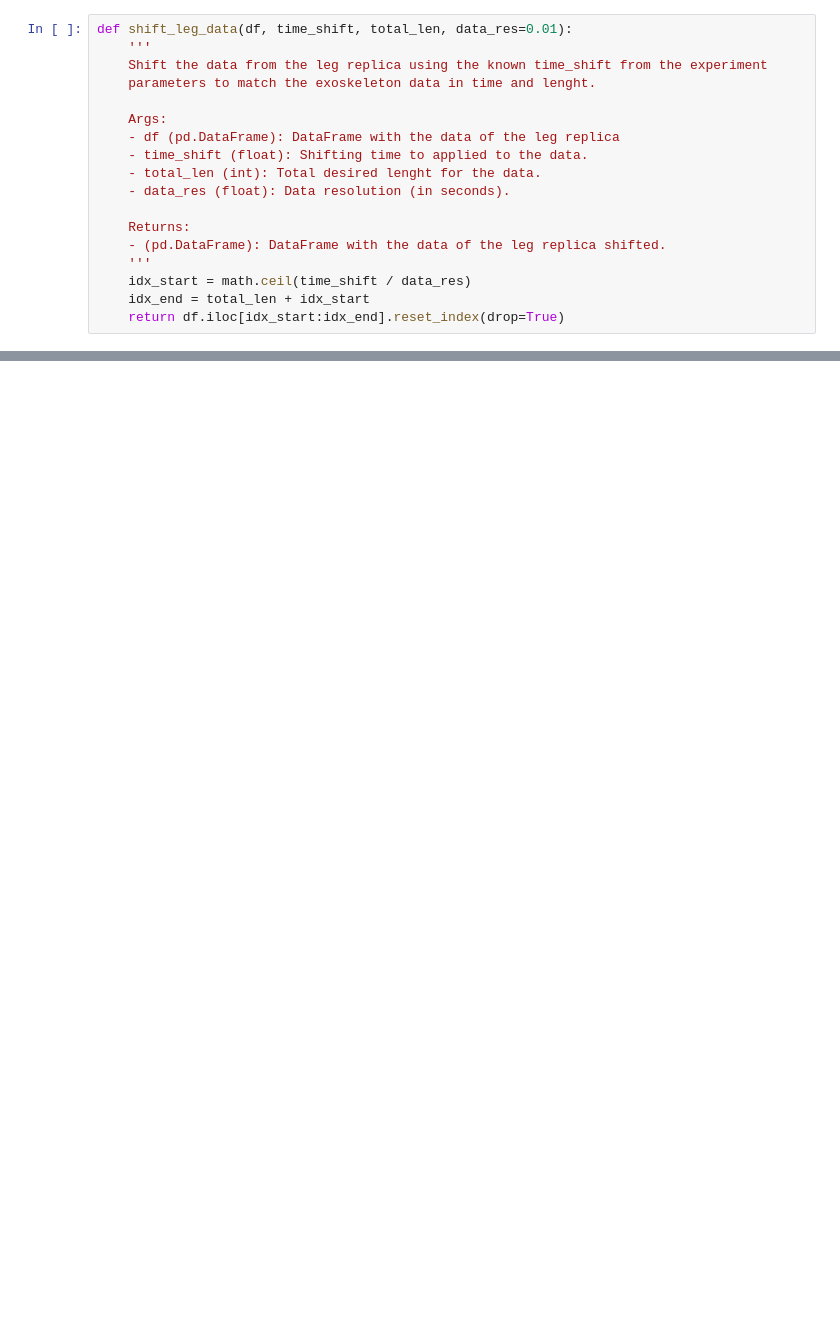
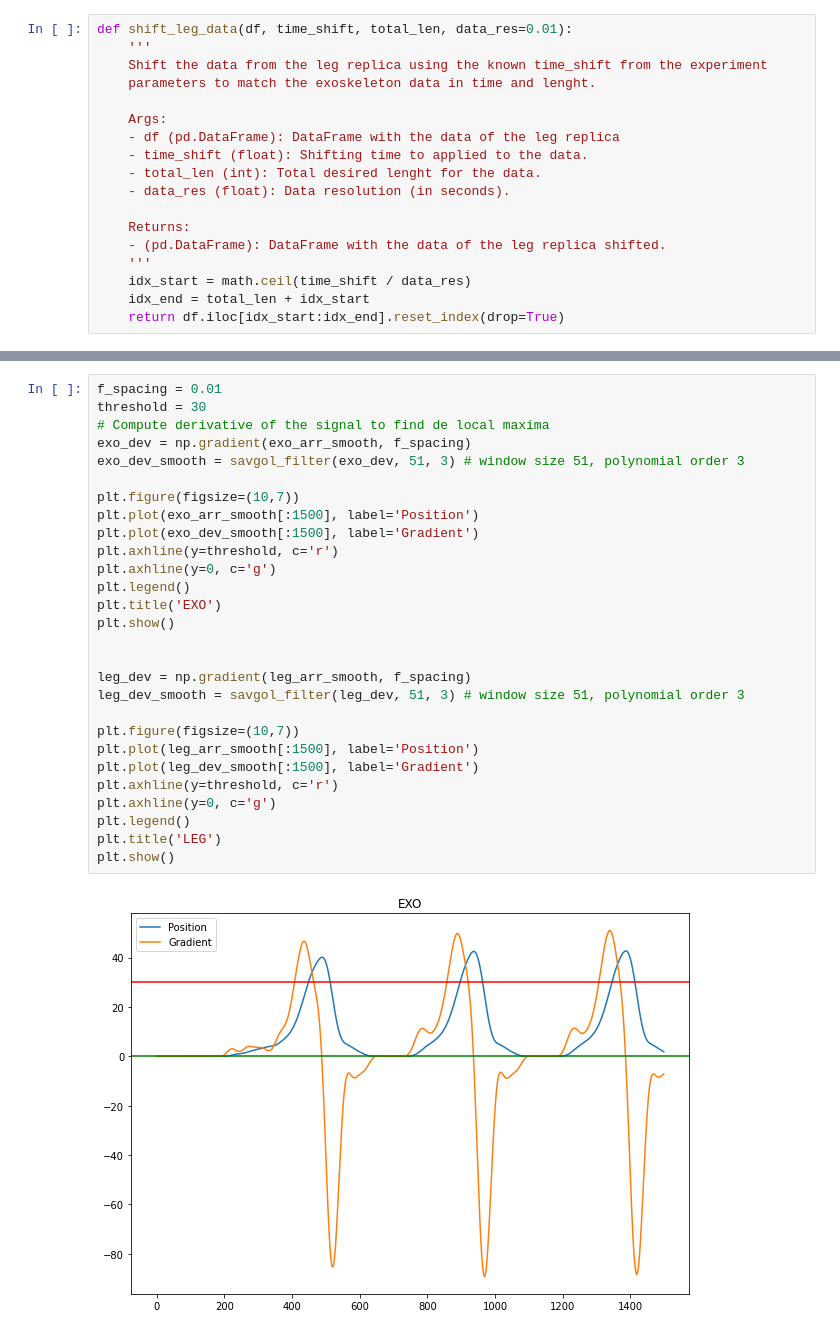
Before and after one commit to hl0d0w1g/EXOSAFE-ML, a Jupyter notebook: notebooks/aux/leg_data_aligment.ipynb, the cells around one changed output, grey strips where cells are left out. Saved outputs shown, nothing was run; the diff lists cells and outputs as text; blank space fills up the shorter version.

```diff
--- a/notebooks/aux/leg_data_aligment.ipynb
+++ b/notebooks/aux/leg_data_aligment.ipynb
@@ -88,0 +165,30 @@ plt.show()
+# %%
+f_spacing = 0.01
+threshold = 30
+# Compute derivative of the signal to find de local maxima
+exo_dev = np.gradient(exo_arr_smooth, f_spacing)
+exo_dev_smooth = savgol_filter(exo_dev, 51, 3) # window size 51, polynomial order 3
+
+plt.figure(figsize=(10,7))
+plt.plot(exo_arr_smooth[:1500], label='Position')
+plt.plot(exo_dev_smooth[:1500], label='Gradient')
+plt.axhline(y=threshold, c='r')
+plt.axhline(y=0, c='g')
+plt.legend()
+plt.title('EXO')
+plt.show()
+
+
+leg_dev = np.gradient(leg_arr_smooth, f_spacing)
+leg_dev_smooth = savgol_filter(leg_dev, 51, 3) # window size 51, polynomial order 3
+
+plt.figure(figsize=(10,7))
+plt.plot(leg_arr_smooth[:1500], label='Position')
+plt.plot(leg_dev_smooth[:1500], label='Gradient')
+plt.axhline(y=threshold, c='r')
+plt.axhline(y=0, c='g')
+plt.legend()
+plt.title('LEG')
+plt.show()
+# %% [output]
+[figure, added]
```
Also changed, not shown: parts of 31 cells of this notebook, 2 other files.
